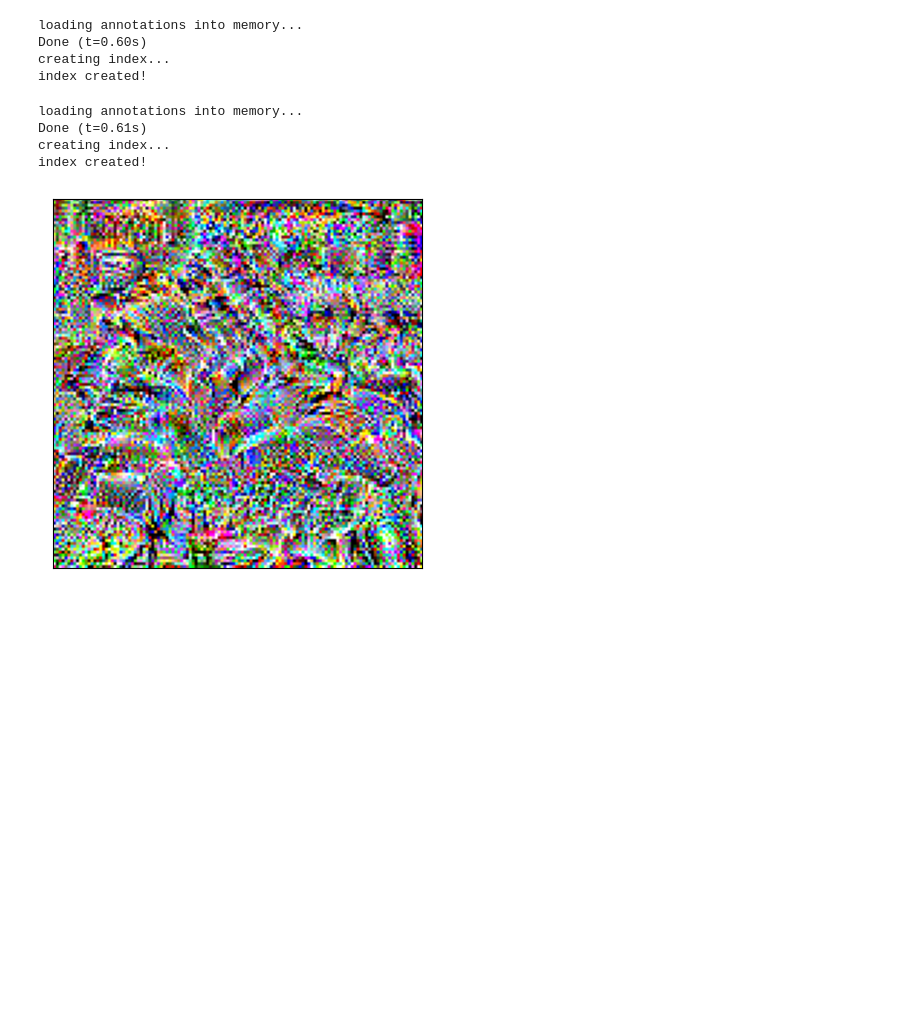
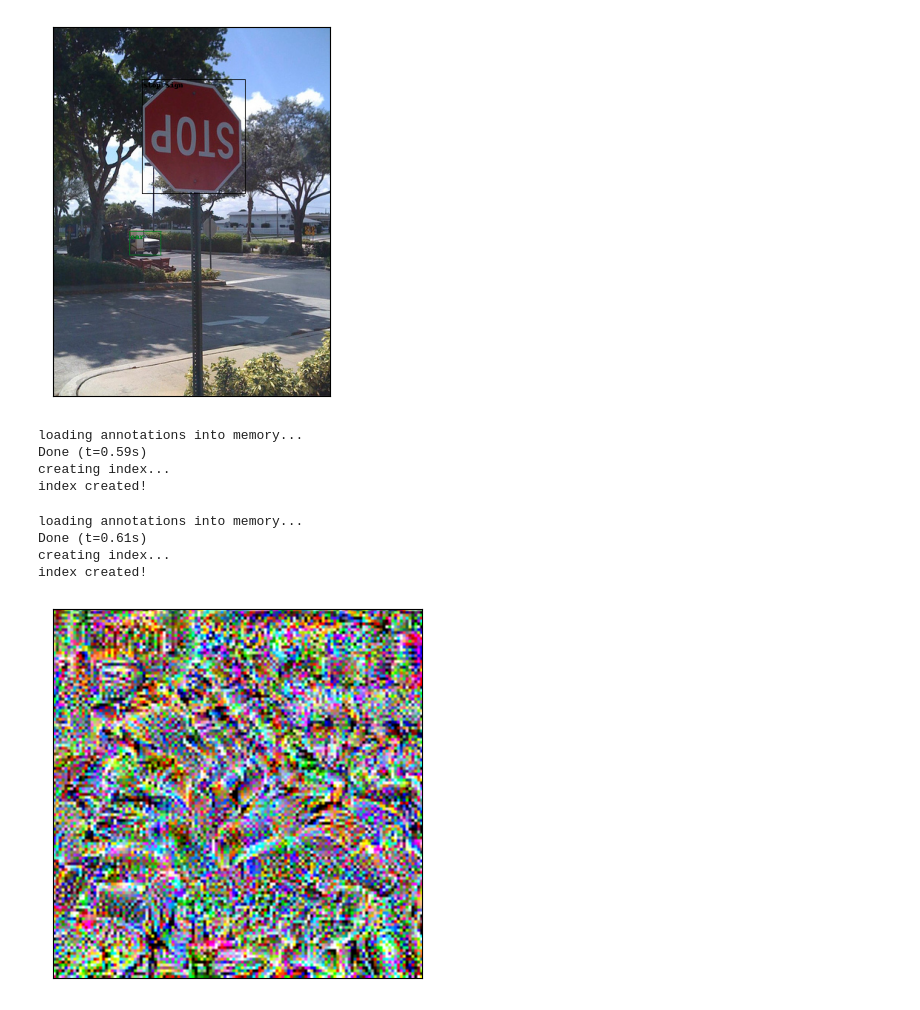
Before and after one commit to kkaiwwana/Det-Attacker, a Jupyter notebook: test_patch.ipynb, the cells around one changed output. Saved outputs shown, nothing was run; the diff lists cells and outputs as text; code cells hidden in the pictures; blank space fills up the shorter version.

```diff
--- a/test_patch.ipynb
+++ b/test_patch.ipynb
@@ -26,0 +88,2 @@ from trainer import AdvPatchTrainer
+# %%
+model.train()
@@ -27,7 +105,15 @@ from trainer import AdvPatchTrainer
+# %%
+i = 3
+model.eval()
+preds = model((DS[i][0],))[0]
+show(draw_bbox_with_tensor(DS[i][0], preds['boxes'], get_str_labels(preds['labels'])))
+# %% [output]
+[figure, added]
 # %%
 device = 'cuda'
-patch = torch.load('Exps/07-11-16-29/Data/patch.pt')
+# patch = torch.load('Exps/07-11-16-29/Data/patch.pt')
 cats = COCO(config.annotation_path).cats
+
 
 def get_str_labels(int_labels):
     str_labels = []
@@ -38,7 +124,7 @@ def get_str_labels(int_labels):
     return str_labels
 # %% [output]
 loading annotations into memory...
-Done (t=0.60s)
+Done (t=0.59s)
 creating index...
 index created!
 # %%
```
Also changed, not shown: parts of 8 cells of this notebook, 11 other files.
